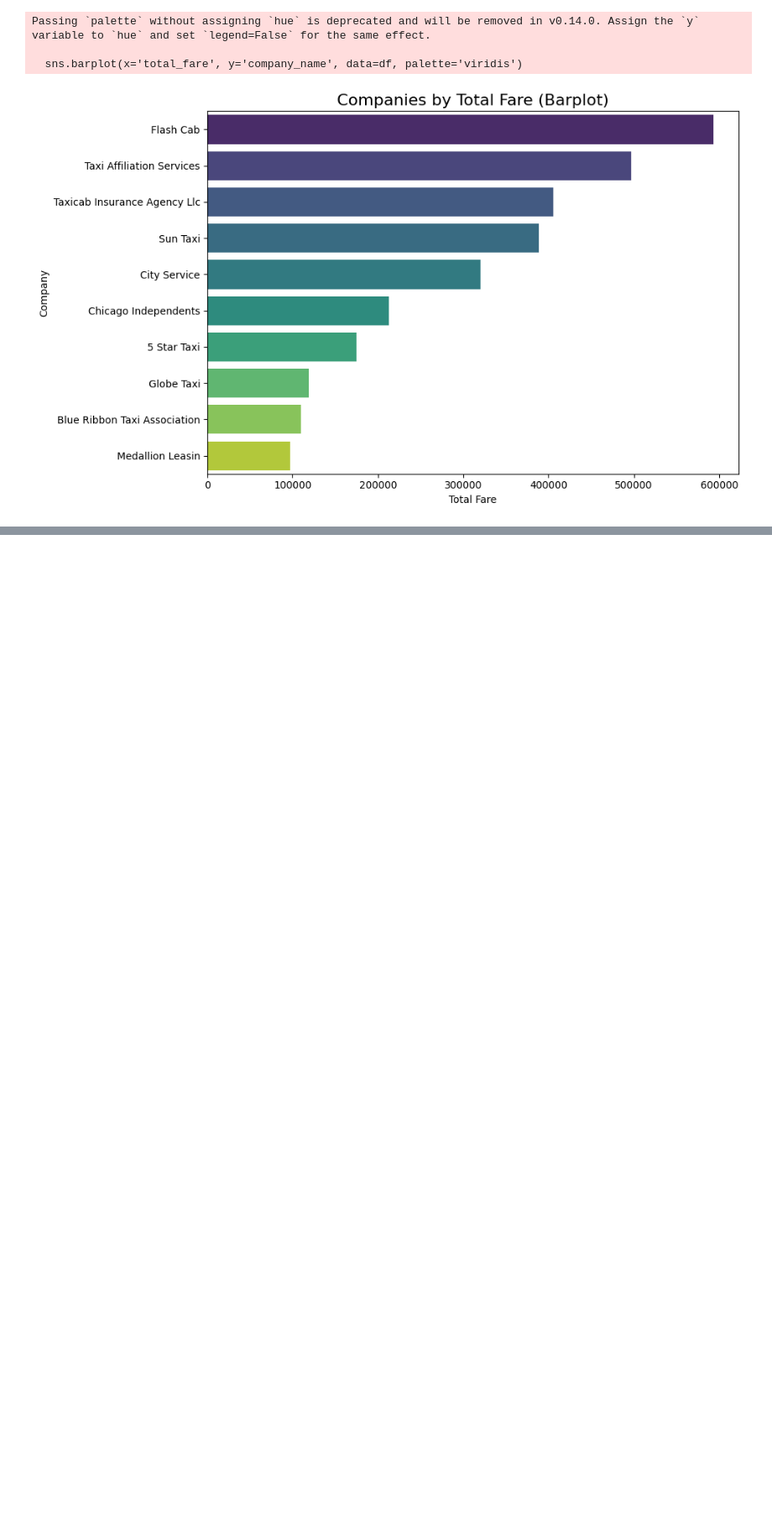
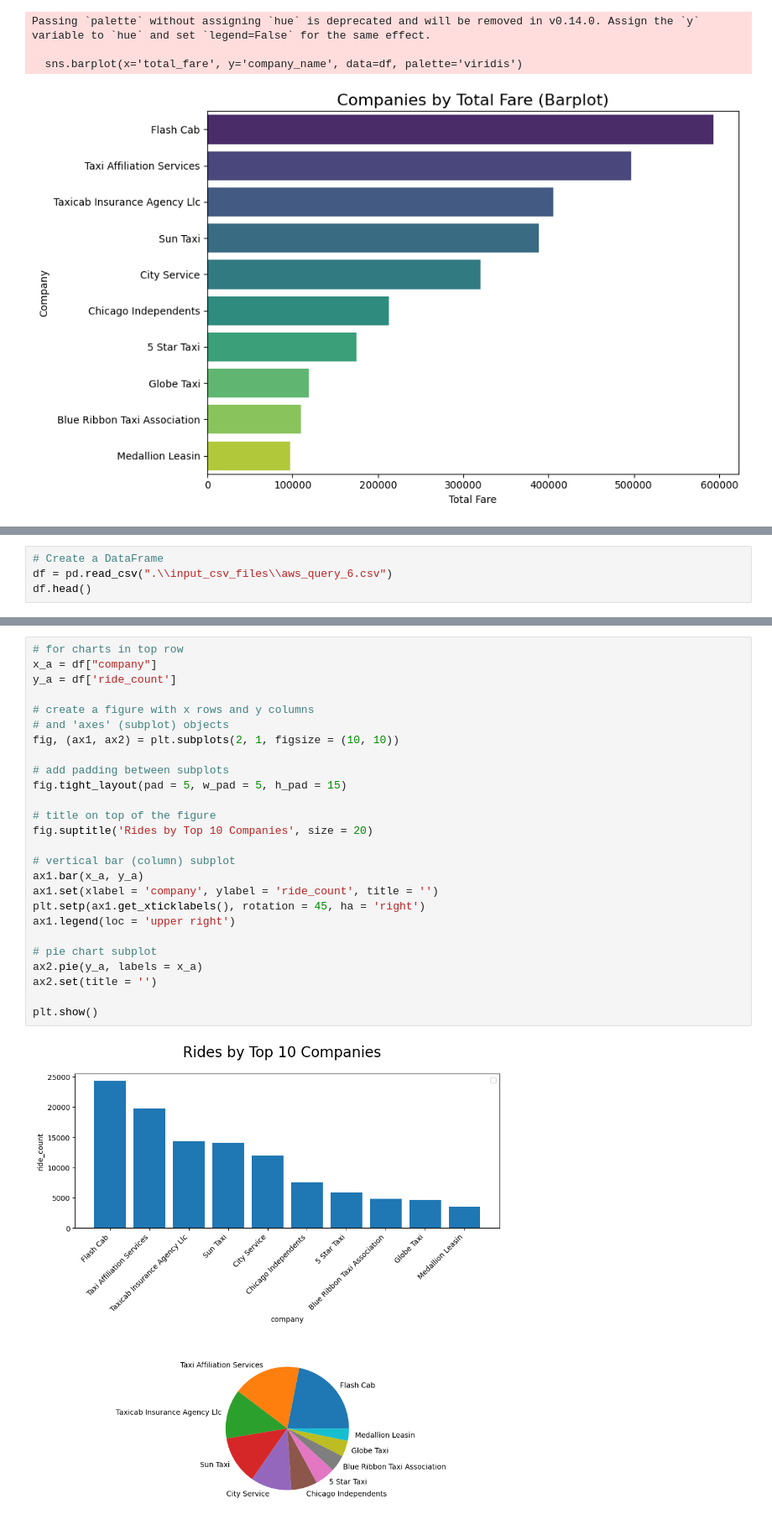
Before and after one commit to ZitaHerczeg/cubix_data_engineering_homework4, a Jupyter notebook: local_visualization.ipynb, the cells around one changed output, grey strips where cells are left out. Shown at 84% size. Drawn from its saved outputs; the diff is of its cells as text; blank space fills up the shorter version.

```diff
--- a/local_visualization.ipynb
+++ b/local_visualization.ipynb
@@ -281,0 +375,4 @@ wcwidth            0.2.13
+# %%
+# Create a DataFrame
+df = pd.read_csv(".\\input_csv_files\\aws_query_6.csv")
+df.head()
@@ -281,0 +386,28 @@ wcwidth            0.2.13
+# %%
+# for charts in top row
+x_a = df["company"]
+y_a = df['ride_count']
+
+# create a figure with x rows and y columns
+# and 'axes' (subplot) objects
+fig, (ax1, ax2) = plt.subplots(2, 1, figsize = (10, 10))
+
+# add padding between subplots
+fig.tight_layout(pad = 5, w_pad = 5, h_pad = 15)
+
+# title on top of the figure
+fig.suptitle('Rides by Top 10 Companies', size = 20)
+
+# vertical bar (column) subplot
+ax1.bar(x_a, y_a)
+ax1.set(xlabel = 'company', ylabel = 'ride_count', title = '')
+plt.setp(ax1.get_xticklabels(), rotation = 45, ha = 'right')
+ax1.legend(loc = 'upper right')
+
+# pie chart subplot
+ax2.pie(y_a, labels = x_a)
+ax2.set(title = '')
+
+plt.show()
+# %% [output]
+[figure, added]
```
Also changed, not shown: parts of 16 cells of this notebook, 9 other files.
